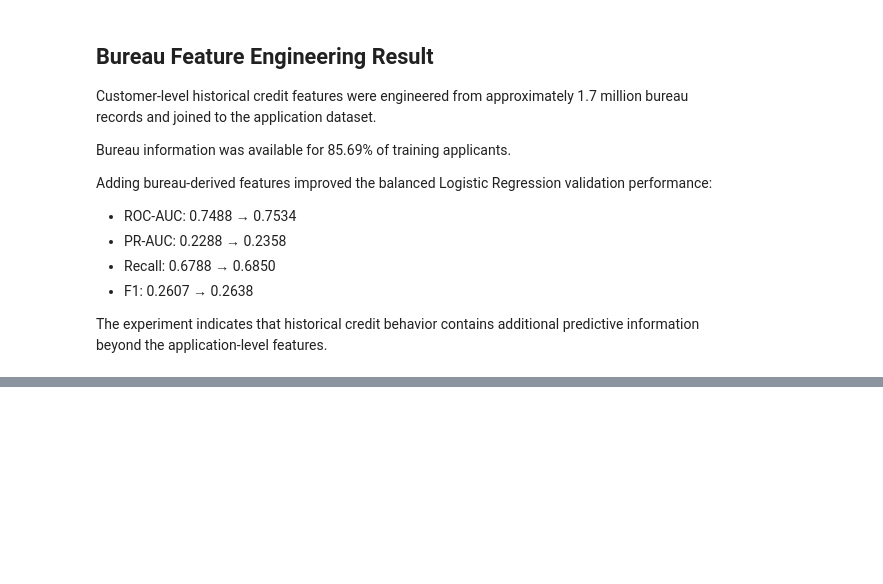
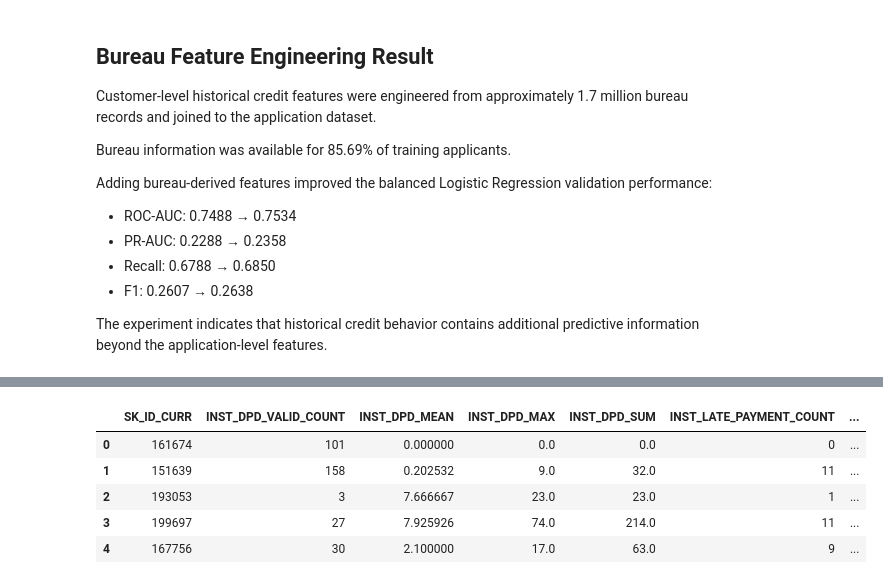
Before and after one commit to Ayfernaz-Baygin/creditlens-ai, a Jupyter notebook: notebooks/03_relational_feature_engineering.ipynb, the cells around one changed output, grey strips where cells are left out. Saved outputs shown, nothing was run; the diff lists cells and outputs as text; code cells hidden in the pictures; blank space fills up the shorter version.

```diff
--- a/notebooks/03_relational_feature_engineering.ipynb
+++ b/notebooks/03_relational_feature_engineering.ipynb
@@ -781,0 +1815,67 @@ The experiment indicates that historical credit behavior contains additional pre
+# %%
+installments["__DPD"] = (
+    installments["DAYS_ENTRY_PAYMENT"]
+    - installments["DAYS_INSTALMENT"]
+).clip(lower=0)
+
+installments["__LATE"] = (
+    installments["__DPD"] > 0
+).astype("int8")
+
+installments["__LATE_7"] = (
+    installments["__DPD"] > 7
+).astype("int8")
+
+installments["__LATE_30"] = (
+    installments["__DPD"] > 30
+).astype("int8")
+# %%
+installment_dpd_features = (
+    installments
+    .groupby(
+        "SK_ID_CURR",
+        sort=False
+    )
+    .agg(
+        INST_DPD_VALID_COUNT=(
+            "__DPD",
+            "count"
+        ),
+
+        INST_DPD_MEAN=(
+            "__DPD",
+            "mean"
+        ),
+        INST_DPD_MAX=(
+            "__DPD",
+            "max"
+        ),
+        INST_DPD_SUM=(
+            "__DPD",
+            "sum"
+        ),
+
+        INST_LATE_PAYMENT_COUNT=(
+            "__LATE",
+            "sum"
+        ),
+        INST_LATE_7_COUNT=(
+            "__LATE_7",
+            "sum"
+        ),
+        INST_LATE_30_COUNT=(
+            "__LATE_30",
+            "sum"
+        )
+    )
+    .reset_index()
+)
+
+installment_dpd_features.head()
+# %% [output]
+|  | SK_ID_CURR | INST_DPD_VALID_COUNT | INST_DPD_MEAN | INST_DPD_MAX | INST_DPD_SUM | INST_LATE_PAYMENT_COUNT | ... |
+| 0 | 161674 | 101 | 0.000000 | 0.0 | 0.0 | 0 | ... |
+| 1 | 151639 | 158 | 0.202532 | 9.0 | 32.0 | 11 | ... |
+| 2 | 193053 | 3 | 7.666667 | 23.0 | 23.0 | 1 | ... |
+| 3 | 199697 | 27 | 7.925926 | 74.0 | 214.0 | 11 | ... |
+| 4 | 167756 | 30 | 2.100000 | 17.0 | 63.0 | 9 | ... |
```
Also changed, not shown: parts of 73 cells of this notebook, 4 other files.
